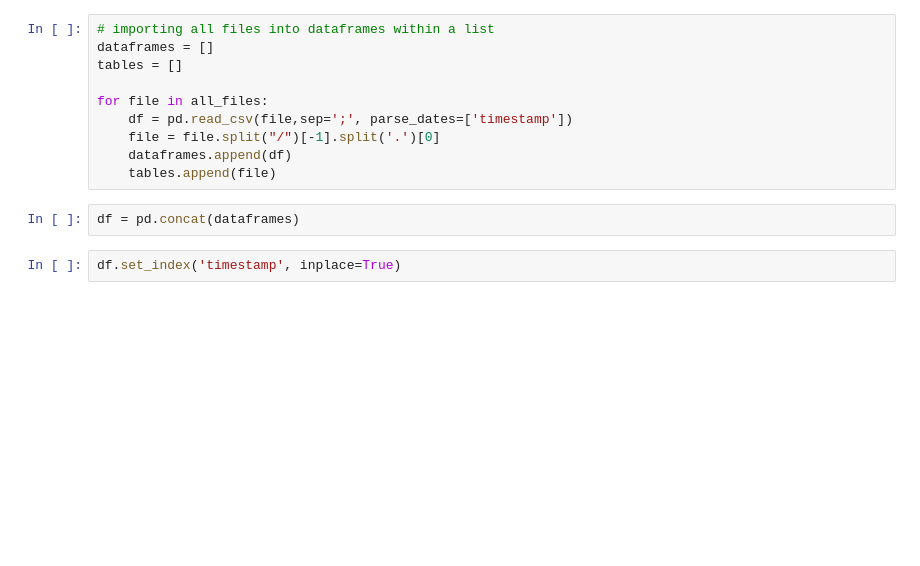
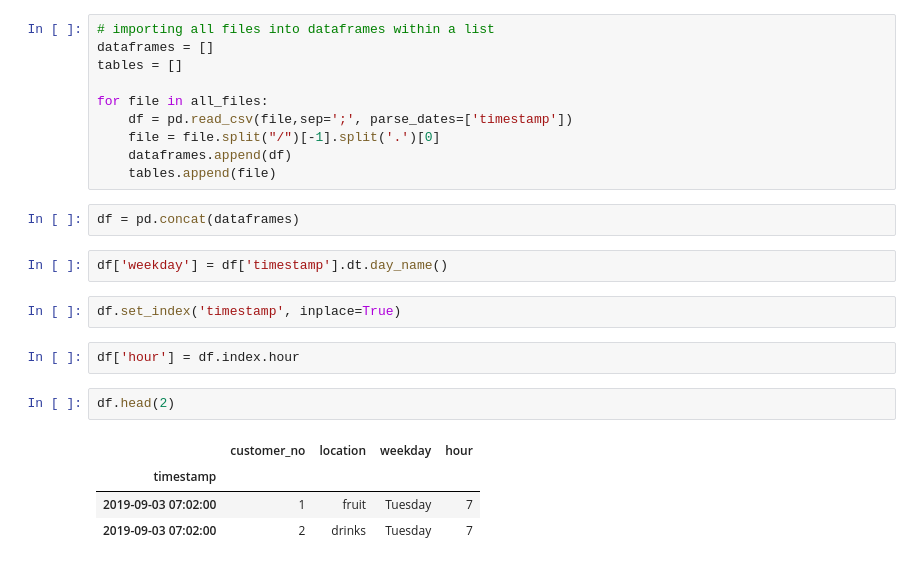
Before and after one commit to RocketRene/LemonAiders, a Jupyter notebook: EDA_creichelt.ipynb, the cells around one changed output. Cells and saved outputs as stored; diff of their text form; blank space fills up the shorter version.

```diff
--- a/EDA_creichelt.ipynb
+++ b/EDA_creichelt.ipynb
@@ -20,5 +20,16 @@ for file in all_files:
     tables.append(file)
 # %%
 df = pd.concat(dataframes)
-# %%
-df.set_index('timestamp', inplace=True)
+# %%
+df['weekday'] = df['timestamp'].dt.day_name()
+# %%
+df.set_index('timestamp', inplace=True)
+# %%
+df['hour'] = df.index.hour
+# %%
+df.head(2)
+# %% [output]
+|  | customer_no | location | weekday | hour |
+| timestamp |  |  |  |  |
+| 2019-09-03 07:02:00 | 1 | fruit | Tuesday | 7 |
+| 2019-09-03 07:02:00 | 2 | drinks | Tuesday | 7 |
```
Also changed, not shown: parts of 8 cells of this notebook.
